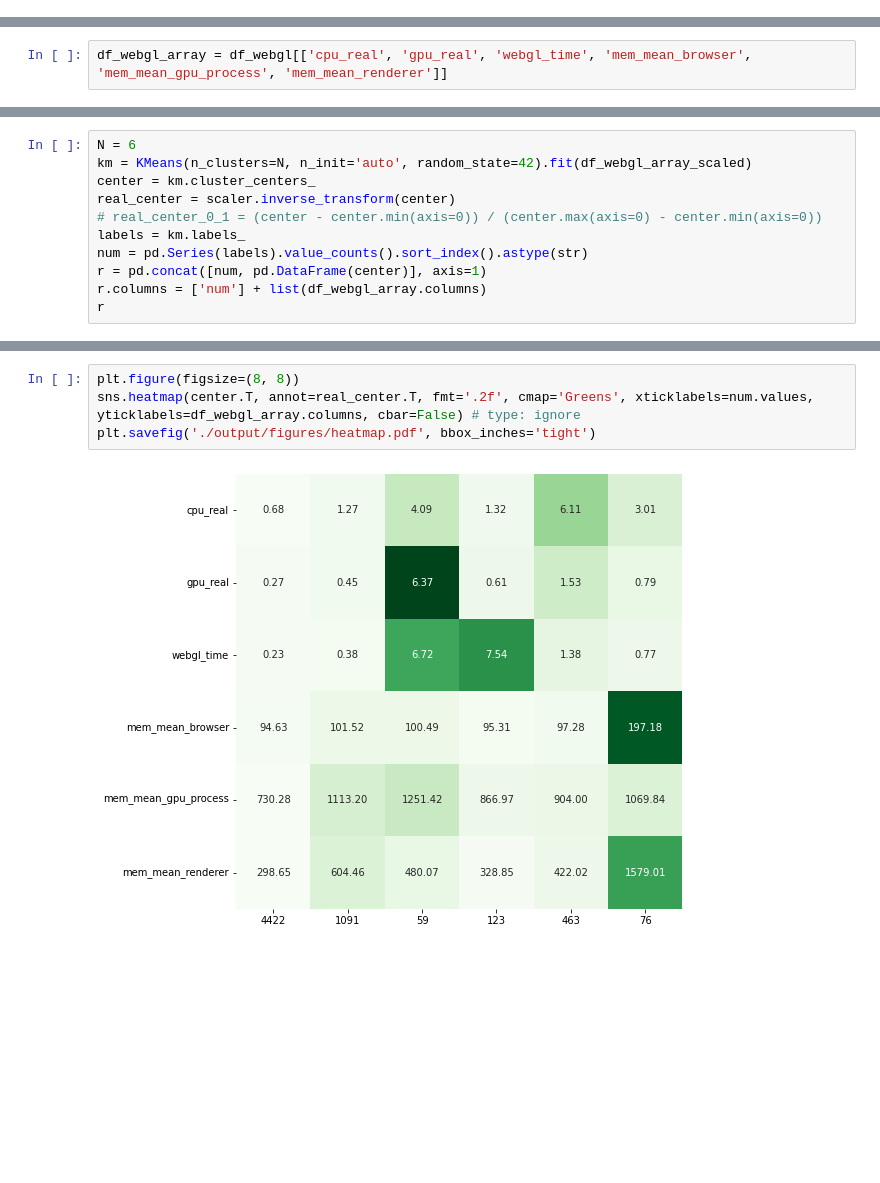
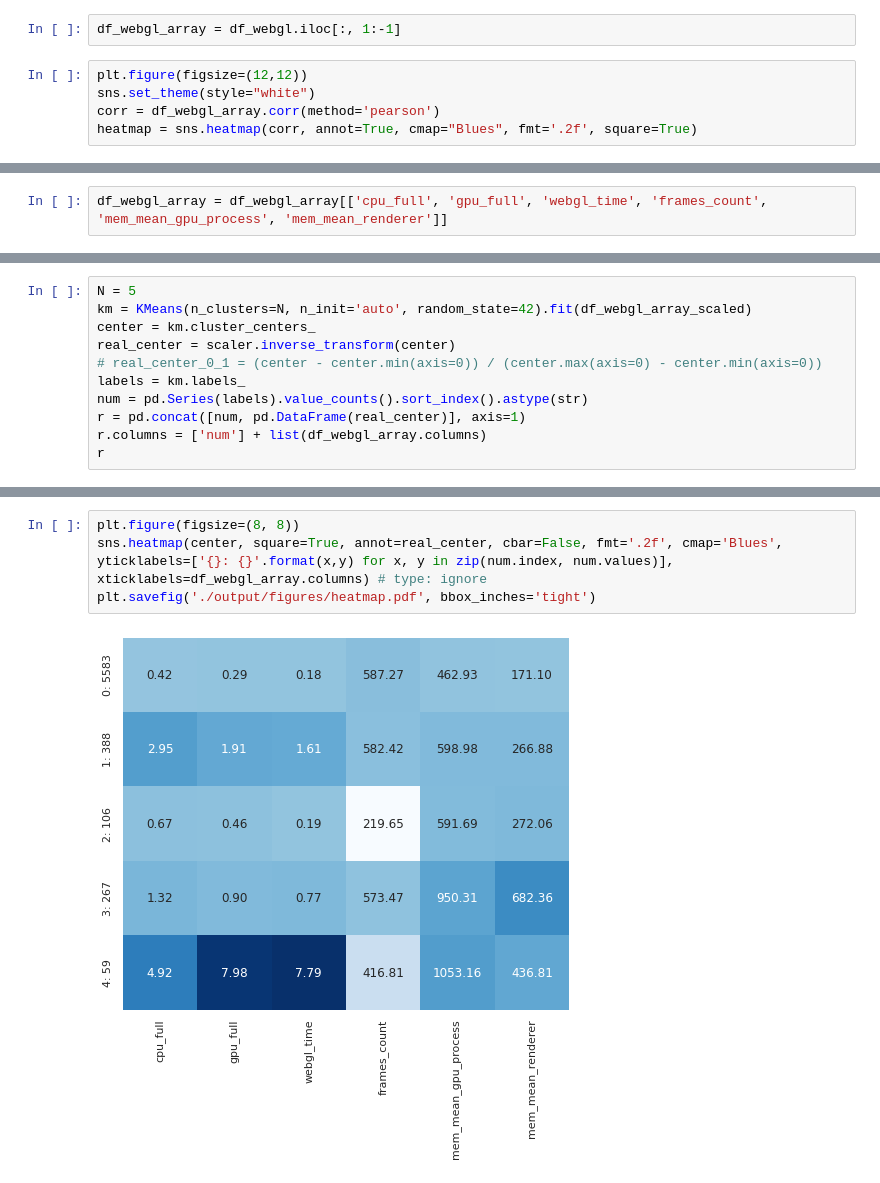
Before and after one commit to yudshj/WebGL-Empirical-Study-new, a Jupyter notebook: 4-2.WWW/performance/2_analyze.ipynb, the cells around one changed output, grey strips where cells are left out. Cells and saved outputs as stored; diff of their text form; blank space fills up the shorter version.

```diff
--- a/4-2.WWW/performance/2_analyze.ipynb
+++ b/4-2.WWW/performance/2_analyze.ipynb
@@ -62,0 +79,7 @@ df_webgl[df_webgl.webgl_time > 10]
+# %%
+df_webgl_array = df_webgl.iloc[:, 1:-1]
+# %%
+plt.figure(figsize=(12,12))
+sns.set_theme(style="white")
+corr = df_webgl_array.corr(method='pearson')
+heatmap = sns.heatmap(corr, annot=True, cmap="Blues", fmt='.2f', square=True)
@@ -63,2 +88,2 @@ df_webgl[df_webgl.webgl_time > 10]
 # %%
-df_webgl_array = df_webgl[['cpu_real', 'gpu_real', 'webgl_time', 'mem_mean_browser', 'mem_mean_gpu_process', 'mem_mean_renderer']]
+df_webgl_array = df_webgl_array[['cpu_full', 'gpu_full', 'webgl_time', 'frames_count', 'mem_mean_gpu_process', 'mem_mean_renderer']]
@@ -120,12 +138,12 @@ array([3607.54807554, 2787.37708433, 2921.82502752, 1239.91093406,
 # %%
-N = 6
+N = 5
 km = KMeans(n_clusters=N, n_init='auto', random_state=42).fit(df_webgl_array_scaled)
 center = km.cluster_centers_
 real_center = scaler.inverse_transform(center)
 # real_center_0_1 = (center - center.min(axis=0)) / (center.max(axis=0) - center.min(axis=0))
 labels = km.labels_
 num = pd.Series(labels).value_counts().sort_index().astype(str)
-r = pd.concat([num, pd.DataFrame(center)], axis=1)
+r = pd.concat([num, pd.DataFrame(real_center)], axis=1)
 r.columns = ['num'] + list(df_webgl_array.columns)
 r
 # %% [output]
@@ -139,6 +156,6 @@ r
 # %%
 plt.figure(figsize=(8, 8))
-sns.heatmap(center.T, annot=real_center.T, fmt='.2f', cmap='Greens', xticklabels=num.values, yticklabels=df_webgl_array.columns, cbar=False) # type: ignore
+sns.heatmap(center, square=True, annot=real_center, cbar=False, fmt='.2f', cmap='Blues', yticklabels=['{}: {}'.format(x,y) for x, y in zip(num.index, num.values)], xticklabels=df_webgl_array.columns) # type: ignore
 plt.savefig('./output/figures/heatmap.pdf', bbox_inches='tight')
 # %% [output]
-[figure, old version]
+[figure, new version]
```
Also changed, not shown: parts of 27 cells of this notebook, 7 other files.
